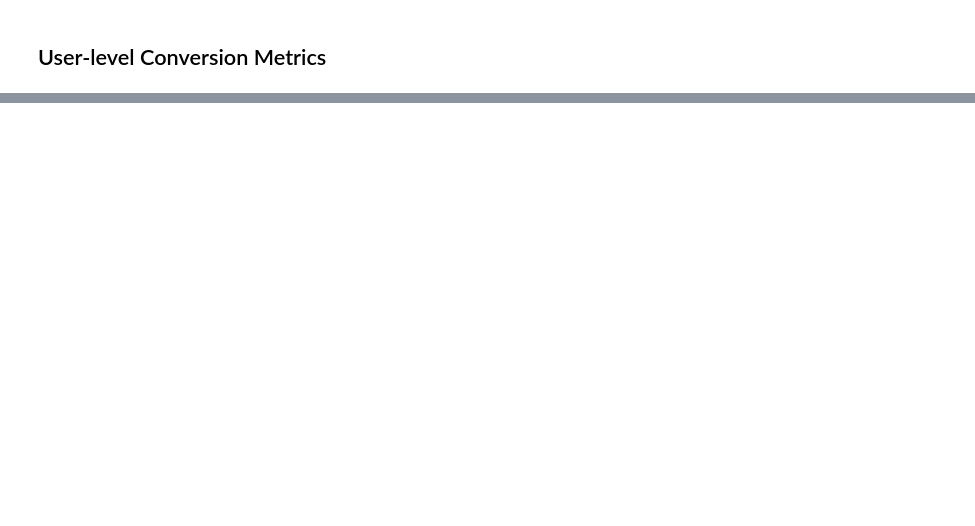
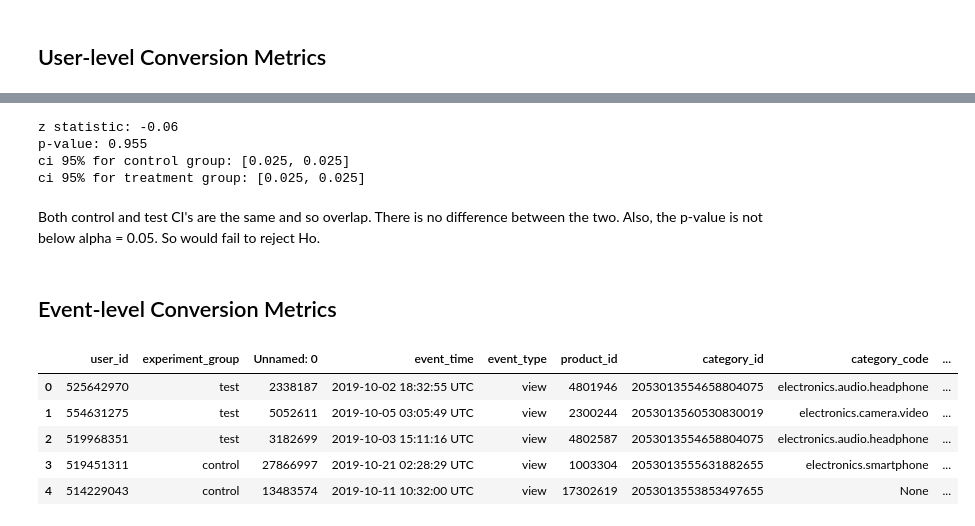
Before and after one commit to mindyng/2024-Business-Projects, a Jupyter notebook: practical-a-b-testing.ipynb, the cells around one changed output, grey strips where cells are left out. Saved outputs shown, nothing was run; the diff lists cells and outputs as text; code cells hidden in the pictures; blank space fills up the shorter version.

```diff
--- a/practical-a-b-testing.ipynb
+++ b/practical-a-b-testing.ipynb
@@ -725,0 +743,31 @@ user_conversion.head(2)
+# %%
+n_con = control_results.count()
+n_treat = treatment_results.count()
+successes = [control_results.sum(), treatment_results.sum()]
+nobs = [n_con, n_treat]
+
+z_stat, pval = proportions_ztest(successes, nobs=nobs)
+(lower_con, lower_treat), (upper_con, upper_treat) = proportion_confint(successes, nobs=nobs, alpha=0.05)
+
+print(f'z statistic: {z_stat:.2f}')
+print(f'p-value: {pval:.3f}')
+print(f'ci 95% for control group: [{lower_con:.3f}, {upper_con:.3f}]')
+print(f'ci 95% for treatment group: [{lower_treat:.3f}, {upper_treat:.3f}]')
+# %% [output]
+z statistic: -0.06
+p-value: 0.955
+ci 95% for control group: [0.025, 0.025]
+ci 95% for treatment group: [0.025, 0.025]
+# %% [markdown]
+Both control and test CI's are the same and so overlap. There is no difference between the two. Also, the p-value is not below alpha = 0.05. So would fail to reject Ho.
+# %% [markdown]
+## Event-level Conversion Metrics
+# %%
+df.head()
+# %% [output]
+|  | user_id | experiment_group | Unnamed: 0 | event_time | event_type | product_id | category_id | category_code | ... |
+| 0 | 525642970 | test | 2338187 | 2019-10-02 18:32:55 UTC | view | 4801946 | 2053013554658804075 | electronics.audio.headphone | ... |
+| 1 | 554631275 | test | 5052611 | 2019-10-05 03:05:49 UTC | view | 2300244 | 2053013560530830019 | electronics.camera.video | ... |
+| 2 | 519968351 | test | 3182699 | 2019-10-03 15:11:16 UTC | view | 4802587 | 2053013554658804075 | electronics.audio.headphone | ... |
+| 3 | 519451311 | control | 27866997 | 2019-10-21 02:28:29 UTC | view | 1003304 | 2053013555631882655 | electronics.smartphone | ... |
+| 4 | 514229043 | control | 13483574 | 2019-10-11 10:32:00 UTC | view | 17302619 | 2053013553853497655 | None | ... |
```
Also changed, not shown: parts of 29 cells of this notebook.
